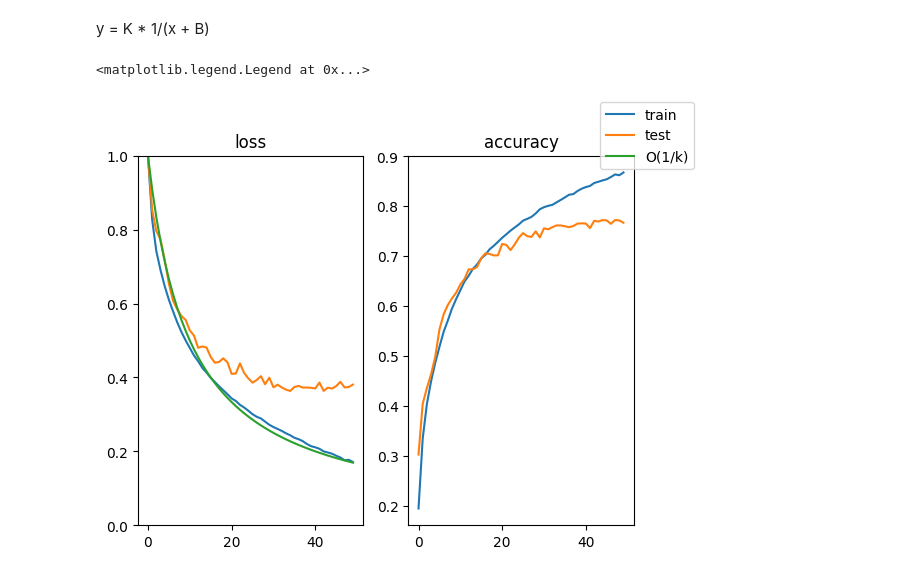
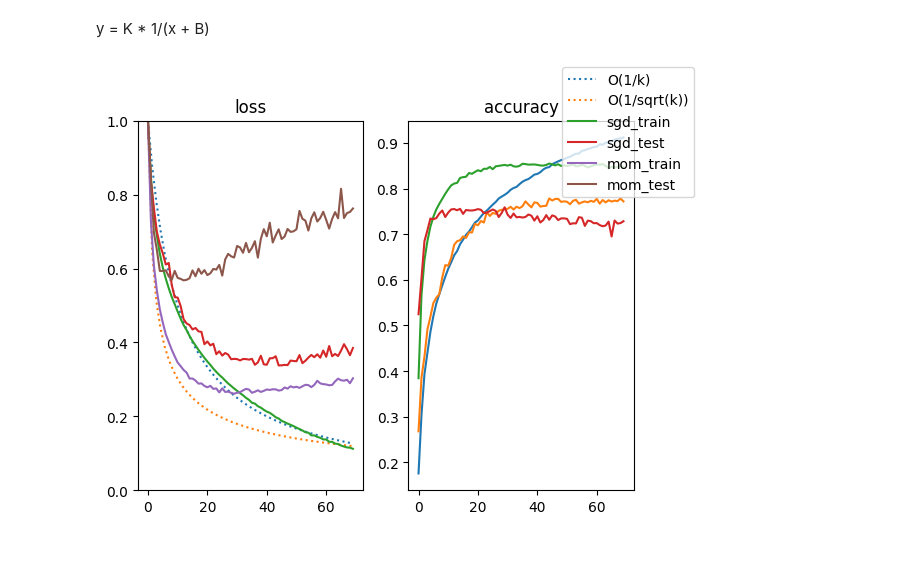
Before and after one commit to leinaxd/Portfolio, a Jupyter notebook: machine_learning/Optimizers.ipynb, the cells around one changed output. Cells and saved outputs as stored; diff of their text form; code cells hidden in the pictures.

```diff
--- a/machine_learning/Optimizers.ipynb
+++ b/machine_learning/Optimizers.ipynb
@@ -160,7 +160,7 @@ TRAIN RAW MODEL
 # %%
 from torch.optim import SGD
 # Learning and training parameters.
-EPOCHS = 50 #@param [10, 20, 50]
+EPOCHS = "70" #@param [10, 20, 50,70]
 EPOCHS = int(EPOCHS)
 BATCH_SIZE = "32" #@param [8, 16, 32, 64]
 BATCH_SIZE = int(BATCH_SIZE)
@@ -329,24 +329,51 @@ KeyboardInterrupt: ignored
 ENTRENAMIENTO CON MOMENTO
 # %% [markdown]
 y = K * 1/(x + B)
-# %%
-K=10
-B = 10
-x = np.linspace(0, EPOCHS-1)
-
-fig1, (ax1,ax2) = plt.subplots(1,2)
-train_loss = hist['train_loss']
-test_loss = hist['test_loss']
-ax1.plot(train_loss/train_loss[0], label='train')
-ax1.plot(test_loss/test_loss[0], label='test')
-ax1.plot(x, K/(x+B), label='O(1/k)')
-
-ax1.set_ylim([0, 1])
-ax2.plot(hist['train_acc'])
-ax2.plot(hist['test_acc'])
-ax1.set_title('loss')
-ax2.set_title('accuracy')
-fig1.legend()
-# %% [output]
-<matplotlib.legend.Legend at 0x...>
-[figure, removed]
+# %%
+x = np.linspace(0, EPOCHS-1)
+SGD = True #@param {'type':'boolean'}
+MOM = True #@param {'type':'boolean'}
+NEST = False #@param {'type':'boolean'}
+fig1, (ax1,ax2) = plt.subplots(1,2)
+train_loss = hist['train_loss'] / hist['train_loss'][0]
+test_loss = hist['test_loss'] / hist['test_loss'][0]
+mom_train_loss = hist['mom_train_loss'] /hist['mom_train_loss'][0]
+mom_test_loss = hist['mom_test_loss']/hist['mom_test_loss'][0]
+nest_train_loss = hist['nest_train_loss']/hist['nest_train_loss'][0]
+nest_test_loss =  hist['nest_test_loss']/ hist['nest_test_loss'][0]
+
+K=10
+B = 10
+ax1.plot(x, K/(x+B), ':',label='O(1/k)')
+K=1
+B = 1
+ax1.plot(x, K/np.sqrt(x+B), ':',label='O(1/sqrt(k))')
+if SGD:
+    ax1.plot(train_loss, label='sgd_train')
+    ax1.plot(test_loss, label='sgd_test')
+if MOM:
+    ax1.plot(mom_train_loss, label='mom_train')
+    ax1.plot(mom_test_loss, label='mom_test')
+if NEST:
+    ax1.plot(nest_train_loss, label='nest_train')
+    ax1.plot(nest_test_loss, label='nest_test')
+
+
+
+ax1.set_ylim([0, 1])
+ax2.plot()
+ax2.plot()
+if SGD:
+    ax2.plot(hist['train_acc'])
+    ax2.plot(hist['test_acc'])
+if MOM:
+    ax2.plot(hist['mom_train_acc'])
+    ax2.plot(hist['mom_test_acc'])
+if NEST:
+    ax2.plot(hist['nest_train_acc'])
+    ax2.plot(hist['nest_test_acc'])
+ax1.set_title('loss')
+ax2.set_title('accuracy')
+fig1.legend();
+# %% [output]
+[figure, added]
```
Also changed, not shown: parts of 2 cells of this notebook.
